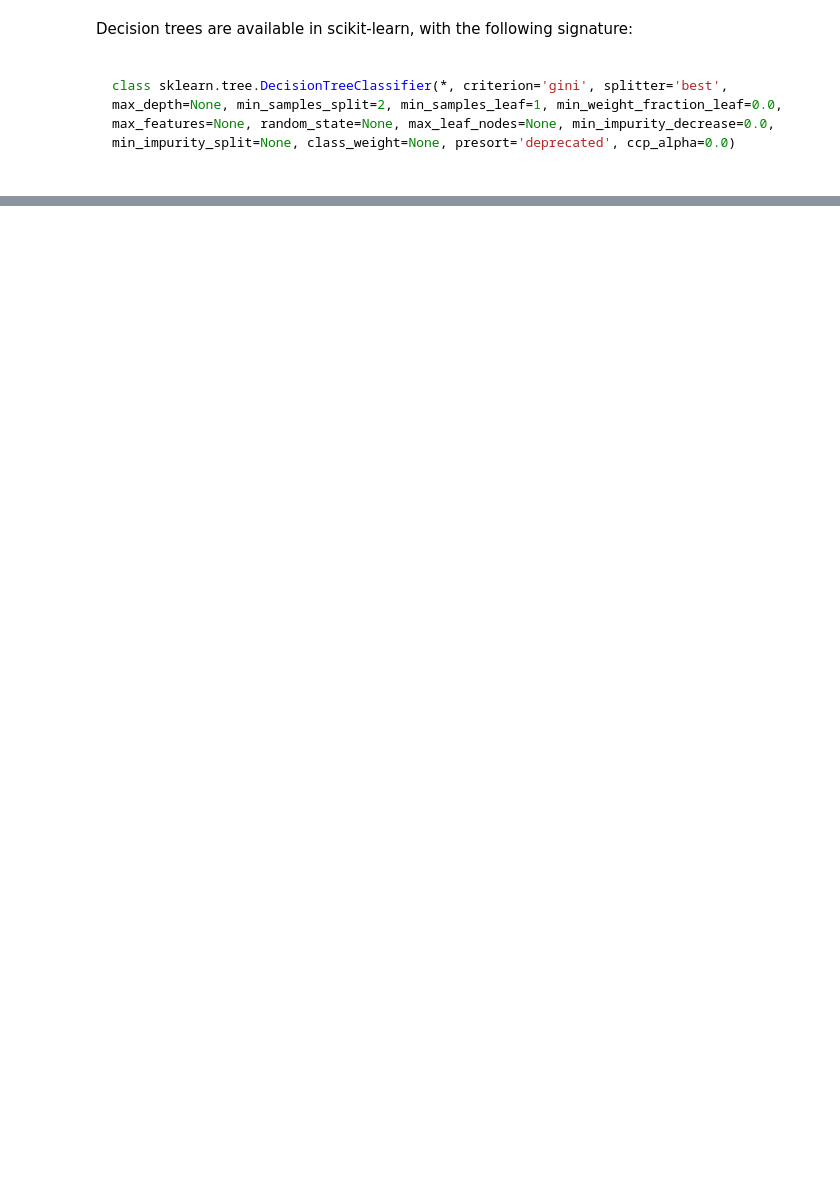
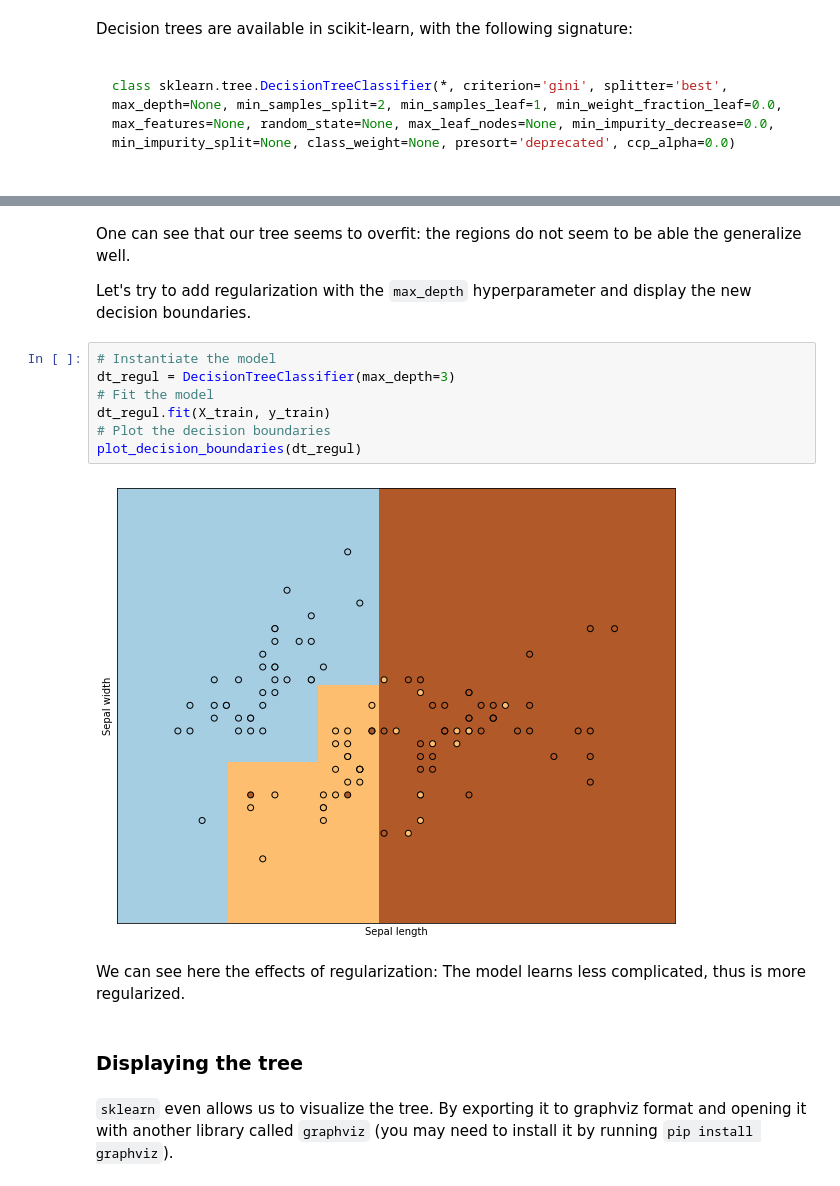
Before and after one commit to vincent-vdb/Edhec_2020_ML_Intro, a Jupyter notebook: 06_Trees_and_Forest/01_Decision_trees.ipynb, the cells around one changed output, grey strips where cells are left out. Saved outputs shown, nothing was run; the diff lists cells and outputs as text; blank space fills up the shorter version.

```diff
--- a/06_Trees_and_Forest/01_Decision_trees.ipynb
+++ b/06_Trees_and_Forest/01_Decision_trees.ipynb
@@ -425,0 +281,19 @@ for i in indices:
+# %% [markdown]
+One can see that our tree seems to overfit: the regions do not seem to be able the generalize well.
+
+Let's try to add regularization with the `max_depth` hyperparameter and display the new decision boundaries.
+# %%
+# Instantiate the model
+dt_regul = DecisionTreeClassifier(max_depth=3)
+# Fit the model
+dt_regul.fit(X_train, y_train)
+# Plot the decision boundaries
+plot_decision_boundaries(dt_regul)
+# %% [output]
+[figure, added]
+# %% [markdown]
+We can see here the effects of regularization: The model learns less complicated, thus is more regularized.
+# %% [markdown]
+### Displaying the tree
+# %% [markdown]
+`sklearn` even allows us to visualize the tree. By exporting it to graphviz format and opening it with another library called `graphviz` (you may need to install it by running `pip install graphviz`).
```
Also changed, not shown: parts of 76 cells of this notebook, 1 other file.
